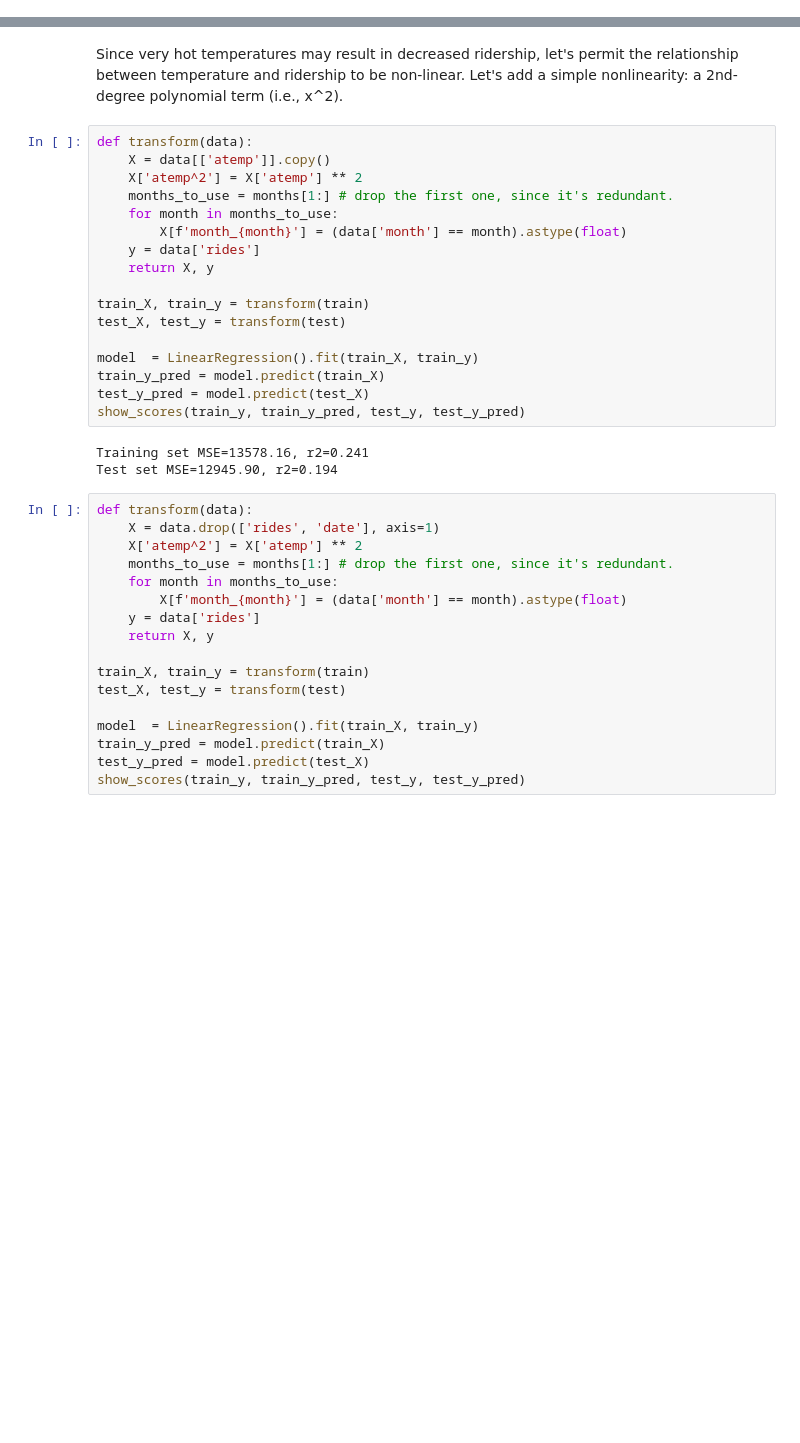
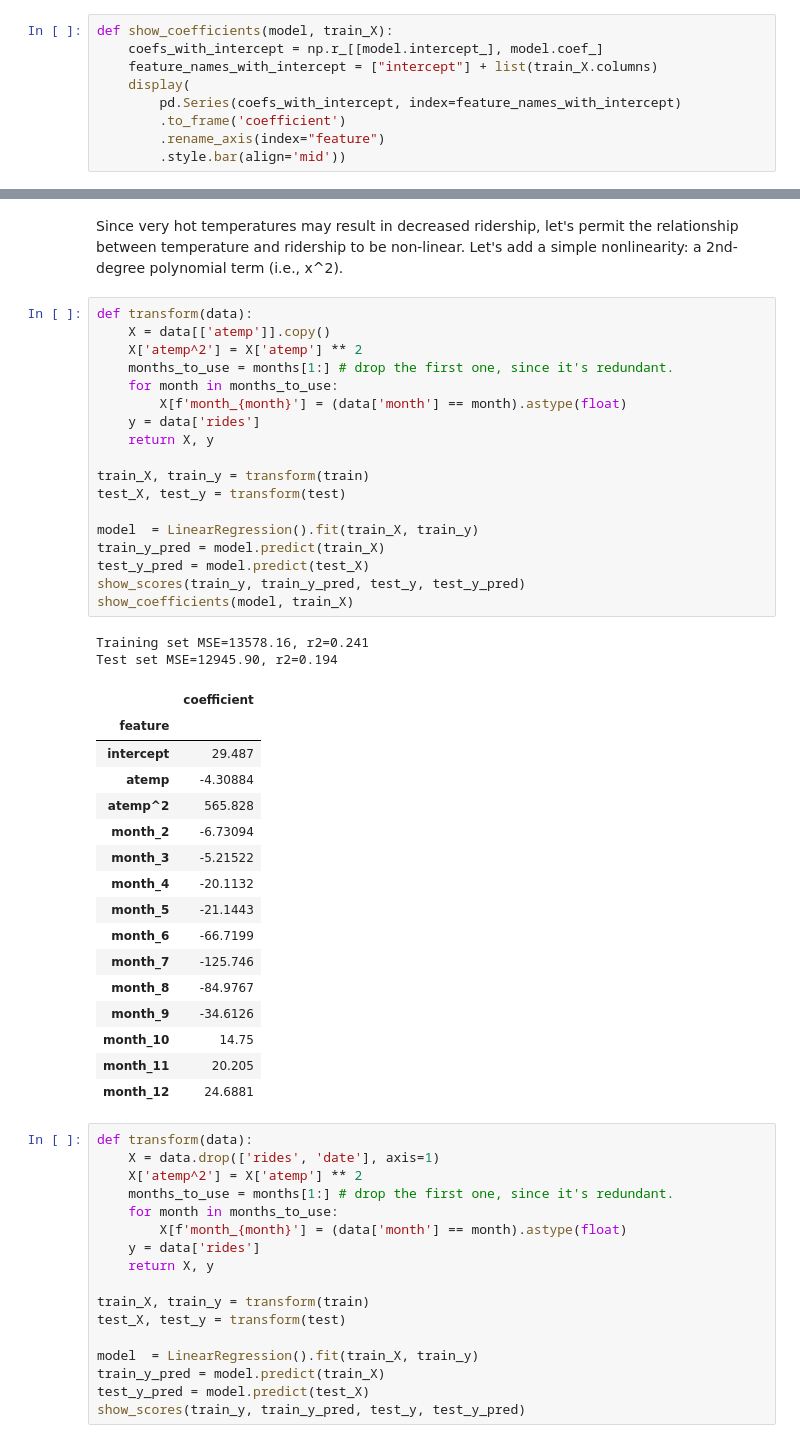
Before and after one commit to Calvin-Data-Science/data202, a Jupyter notebook: src/hw5/hw5_Reference.ipynb, the cells around one changed output, grey strips where cells are left out. Drawn from its saved outputs; the diff is of its cells as text; blank space fills up the shorter version.

```diff
--- a/src/hw5/hw5_Reference.ipynb
+++ b/src/hw5/hw5_Reference.ipynb
@@ -163,0 +164,9 @@ Test set MSE=13863.20, r2=0.154
+# %%
+def show_coefficients(model, train_X):
+    coefs_with_intercept = np.r_[[model.intercept_], model.coef_]
+    feature_names_with_intercept = ["intercept"] + list(train_X.columns)
+    display(
+        pd.Series(coefs_with_intercept, index=feature_names_with_intercept)
+        .to_frame('coefficient')
+        .rename_axis(index="feature")
+        .style.bar(align='mid'))
@@ -294,23 +448,40 @@ Since very hot temperatures may result in decreased ridership, let's permit the
 # %%
 def transform(data):
     X = data[['atemp']].copy()
     X['atemp^2'] = X['atemp'] ** 2
     months_to_use = months[1:] # drop the first one, since it's redundant.
     for month in months_to_use:
         X[f'month_{month}'] = (data['month'] == month).astype(float)
     y = data['rides']
     return X, y
 
 train_X, train_y = transform(train)
 test_X, test_y = transform(test)
 
 model  = LinearRegression().fit(train_X, train_y)
 train_y_pred = model.predict(train_X)
 test_y_pred = model.predict(test_X)
 show_scores(train_y, train_y_pred, test_y, test_y_pred)
+show_coefficients(model, train_X)
 # %% [output]
 Training set MSE=13578.16, r2=0.241
 Test set MSE=12945.90, r2=0.194
+|  | coefficient |
+| feature |  |
+| intercept | 29.487 |
+| atemp | -4.30884 |
+| atemp^2 | 565.828 |
+| month_2 | -6.73094 |
+| month_3 | -5.21522 |
+| month_4 | -20.1132 |
+| month_5 | -21.1443 |
+| month_6 | -66.7199 |
+| month_7 | -125.746 |
+| month_8 | -84.9767 |
+| month_9 | -34.6126 |
+| month_10 | 14.75 |
+| month_11 | 20.205 |
+| month_12 | 24.6881 |
 # %%
 def transform(data):
     X = data.drop(['rides', 'date'], axis=1)
```
Also changed, not shown: parts of 57 cells of this notebook.
